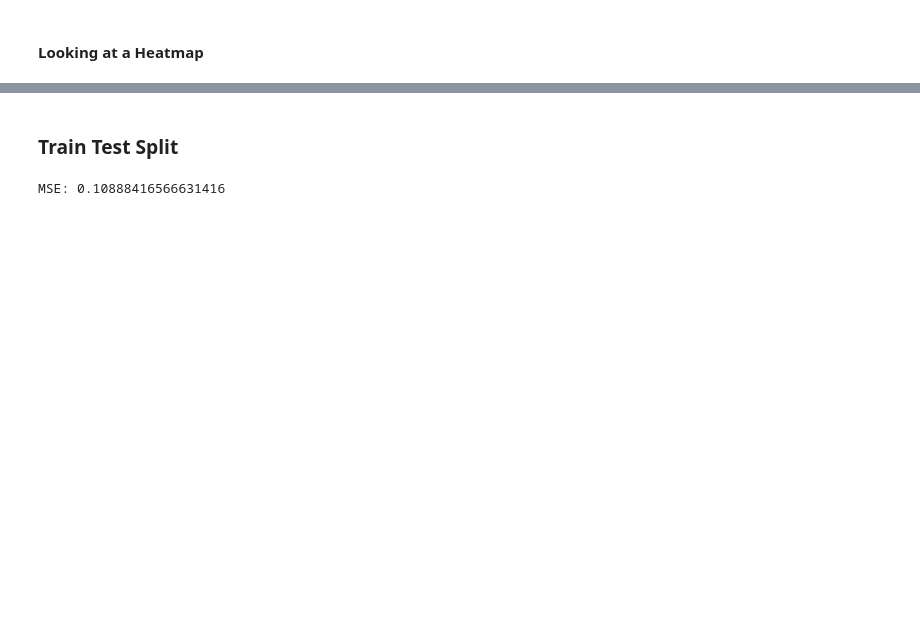
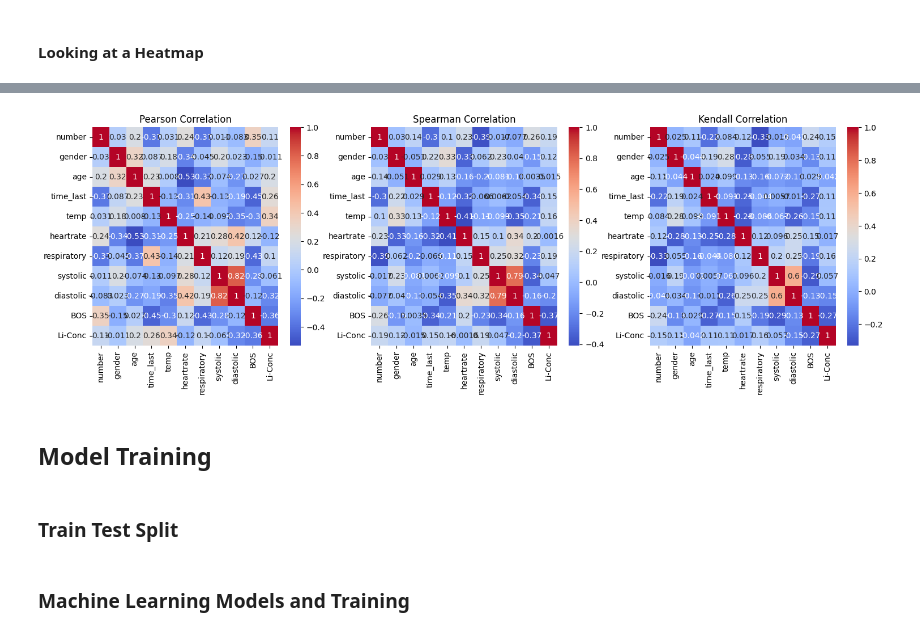
Before and after one commit to CMA-Projects/Machine-Learning-Lithium-Carbonate-in-Blood, a Jupyter notebook: Analysis/20_Sample_Data_Analysis.ipynb, the cells around one changed output, grey strips where cells are left out. Drawn from its saved outputs; the diff is of its cells as text; code cells hidden in the pictures; blank space fills up the shorter version.

```diff
--- a/Analysis/20_Sample_Data_Analysis.ipynb
+++ b/Analysis/20_Sample_Data_Analysis.ipynb
@@ -7,7 +7,7 @@ import matplotlib.pyplot as plt
 ## Anlyzing Lithium Carbonate in Blood Data
 # %%
 # Attaches the csv file into a df variable
-df = pd.read_csv("../data/patients_data.csv")
+df = pd.read_csv("../data/20_sample_data.csv")
 
 # Shows the details of the dataframe
 df.info()
@@ -95,3 +35,30 @@ plt.show()
+# %%
+# Use a correlation heatmap on the dataframe
+
+# Calculate different types of correlations
+pearson_corr = df.corr(method='pearson')
+spearman_corr = df.corr(method='spearman')
+kendall_corr = df.corr(method='kendall')
+
+# Plot heatmaps
+plt.figure(figsize=(18, 5))
+
+plt.subplot(1, 3, 1)
+sns.heatmap(pearson_corr, annot=True, cmap='coolwarm')
+plt.title('Pearson Correlation')
+
+plt.subplot(1, 3, 2)
+sns.heatmap(spearman_corr, annot=True, cmap='coolwarm')
+plt.title('Spearman Correlation')
+
+plt.subplot(1, 3, 3)
+sns.heatmap(kendall_corr, annot=True, cmap='coolwarm')
+plt.title('Kendall Correlation')
+plt.show()
+# %% [output]
+[figure, added]
+# %% [markdown]
+## Model Training
 # %% [markdown]
 ### Train Test Split
 # %%
@@ -107,15 +85,2 @@ X_train, X_test, y_train, y_test = train_test_split(features, target, test_size
-# %%
-# Train and fit the model
-model_linear = LinearRegression()
-model_linear.fit(X_train, y_train)
-
-# Make prediction
-y_pred = model_linear.predict(X_test)
-
-# Import used to evaluate model
-from sklearn.metrics import mean_squared_error
-
-mse = mean_squared_error(y_test, y_pred)
-print(f'MSE: {mse}')
-# %% [output]
-MSE: 0.10888416566631416
+# %% [markdown]
+### Machine Learning Models and Training
```
Also changed, not shown: parts of 9 cells of this notebook, 1 other file.
